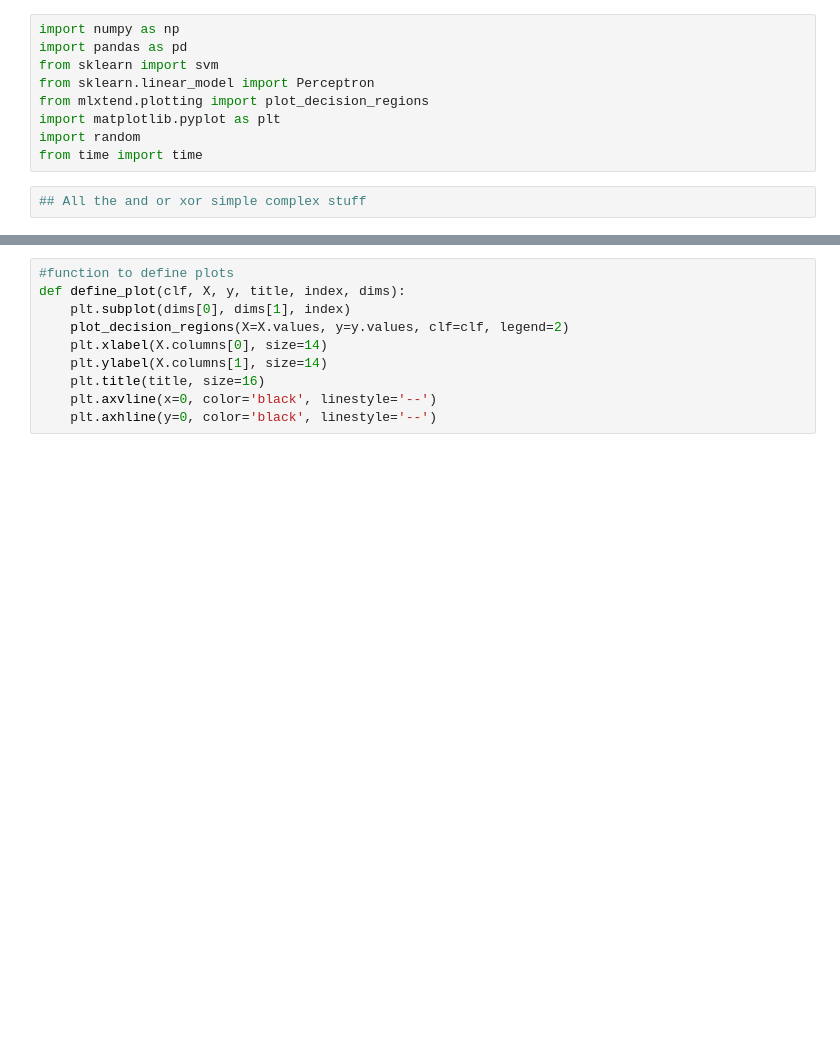
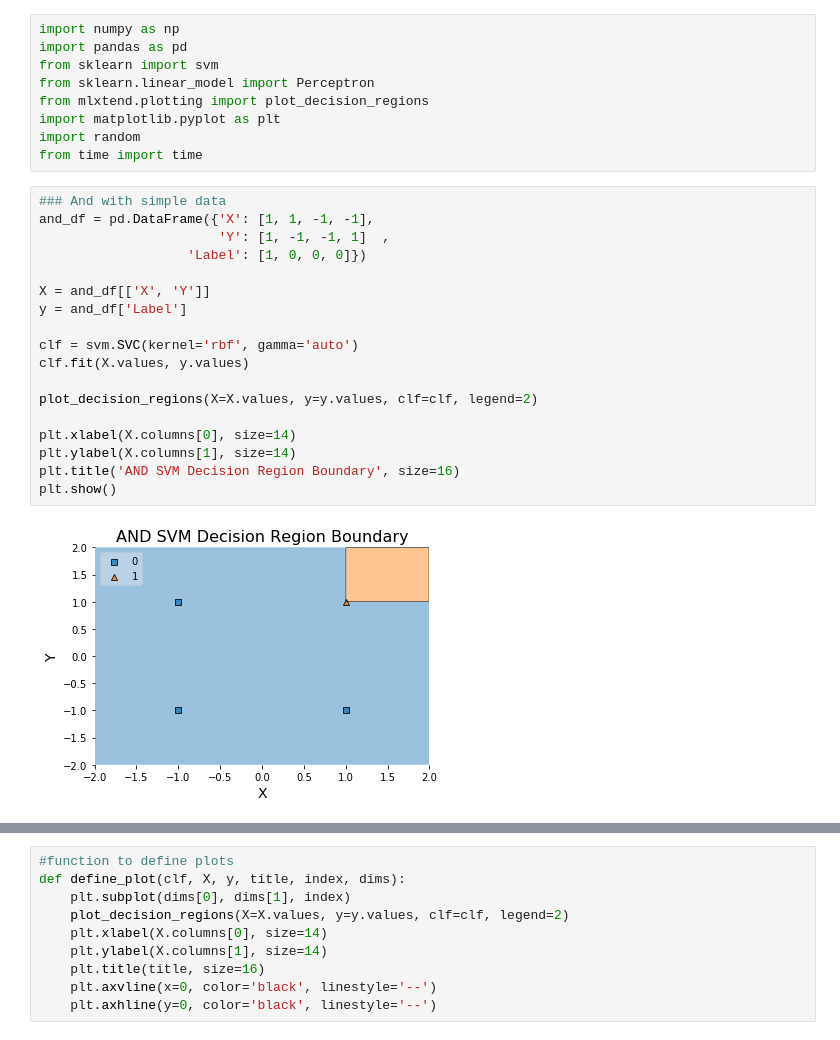
Before and after one commit to akkamin/ics435-svm, a Jupyter notebook: SVM_Combined.ipynb, the cells around one changed output, grey strips where cells are left out. Drawn from its saved outputs; the diff is of its cells as text; blank space fills up the shorter version.

```diff
--- a/SVM_Combined.ipynb
+++ b/SVM_Combined.ipynb
@@ -7,5 +7,23 @@ from mlxtend.plotting import plot_decision_regions
 import matplotlib.pyplot as plt
 import random
 from time import time
-# %%
-## All the and or xor simple complex stuff
+# %%
+### And with simple data
+and_df = pd.DataFrame({'X': [1, 1, -1, -1],
+                       'Y': [1, -1, -1, 1]  ,
+                   'Label': [1, 0, 0, 0]})
+
+X = and_df[['X', 'Y']]
+y = and_df['Label']
+
+clf = svm.SVC(kernel='rbf', gamma='auto')
+clf.fit(X.values, y.values)
+
+plot_decision_regions(X=X.values, y=y.values, clf=clf, legend=2)
+
+plt.xlabel(X.columns[0], size=14)
+plt.ylabel(X.columns[1], size=14)
+plt.title('AND SVM Decision Region Boundary', size=16)
+plt.show()
+# %% [output]
+[figure, added]
```
Also changed, not shown: parts of 13 cells of this notebook.
